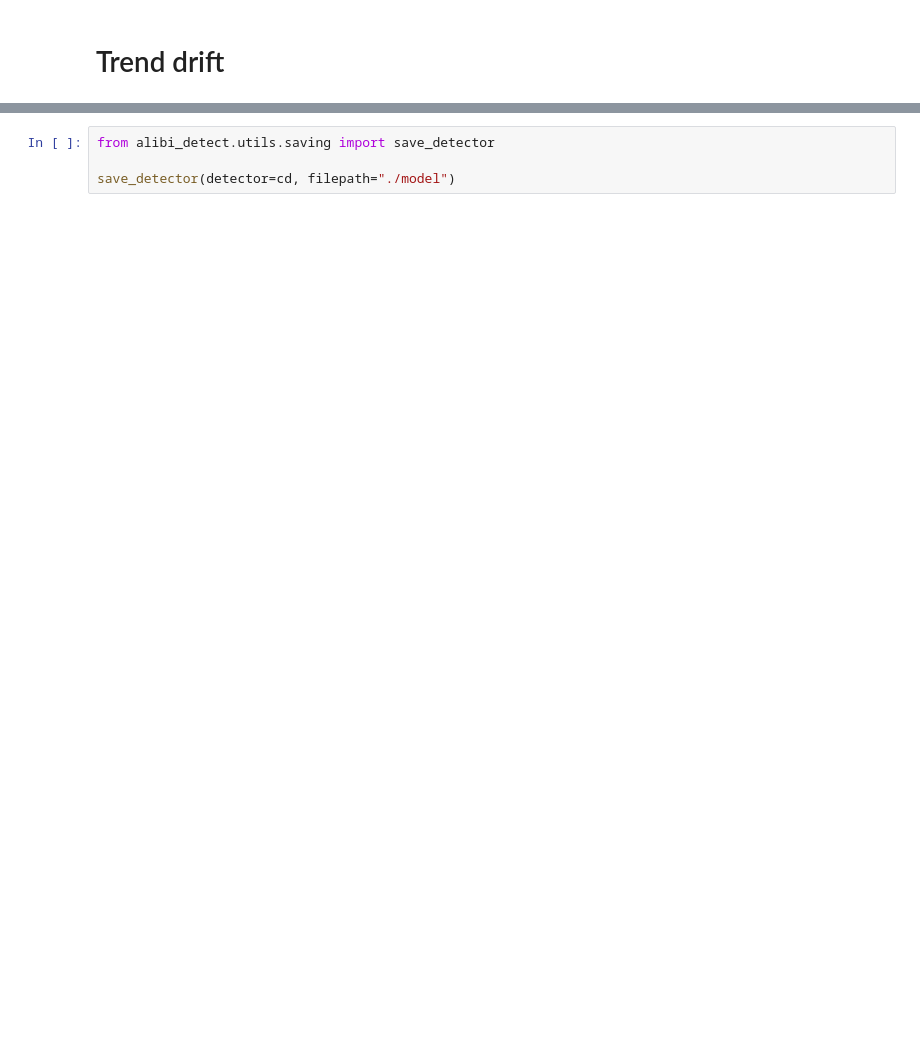
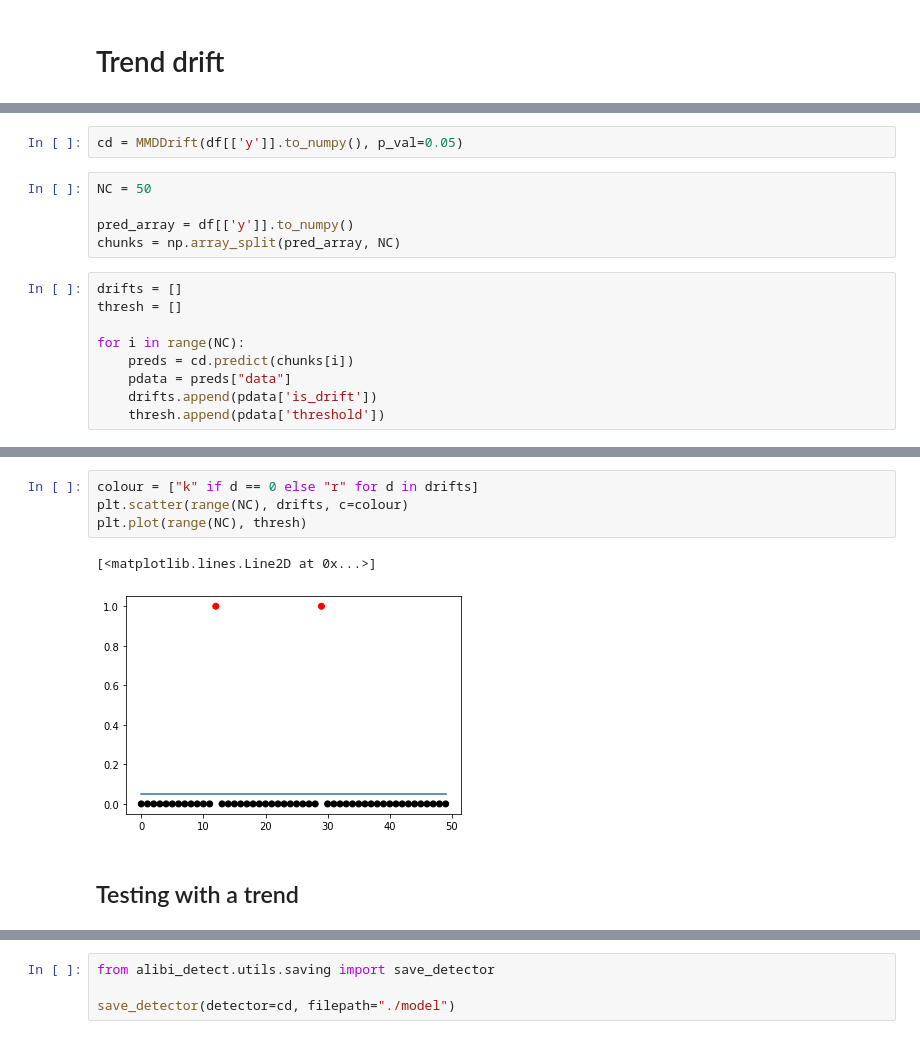
Before and after one commit to ruivieira/rhose-experiments, a Jupyter notebook: drift-detector/drift-model-training-offline.ipynb, the cells around one changed output, grey strips where cells are left out. Drawn from its saved outputs; the diff is of its cells as text; blank space fills up the shorter version.

```diff
--- a/drift-detector/drift-model-training-offline.ipynb
+++ b/drift-detector/drift-model-training-offline.ipynb
@@ -138,0 +164,16 @@ plt.show()
+# %%
+cd = MMDDrift(df[['y']].to_numpy(), p_val=0.05)
+# %%
+NC = 50
+
+pred_array = df[['y']].to_numpy()
+chunks = np.array_split(pred_array, NC)
+# %%
+drifts = []
+thresh = []
+
+for i in range(NC):
+    preds = cd.predict(chunks[i])
+    pdata = preds["data"]
+    drifts.append(pdata['is_drift'])
+    thresh.append(pdata['threshold'])
@@ -138,0 +186,9 @@ plt.show()
+# %%
+colour = ["k" if d == 0 else "r" for d in drifts]
+plt.scatter(range(NC), drifts, c=colour)
+plt.plot(range(NC), thresh)
+# %% [output]
+[<matplotlib.lines.Line2D at 0x...>]
+[figure, added]
+# %% [markdown]
+## Testing with a trend
```
Also changed, not shown: parts of 26 cells of this notebook, 1 other file.
